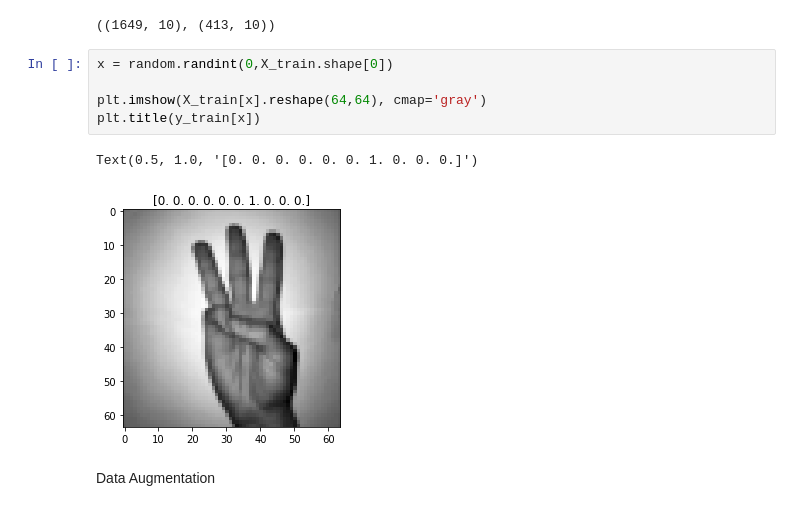
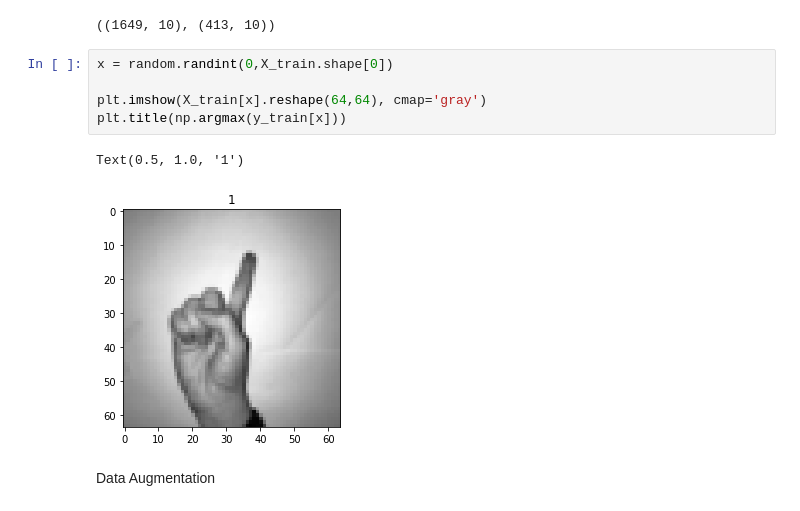
Before and after one commit to prateek-joshi/Hand-Digit-Recognition, a Jupyter notebook: Hand_digits.ipynb, the cells around one changed output. Saved outputs shown, nothing was run; the diff lists cells and outputs as text.

```diff
--- a/Hand_digits.ipynb
+++ b/Hand_digits.ipynb
@@ -60,11 +60,11 @@ y_train.shape, y_test.shape
 # %%
 x = random.randint(0,X_train.shape[0])
 
 plt.imshow(X_train[x].reshape(64,64), cmap='gray')
-plt.title(y_train[x])
+plt.title(np.argmax(y_train[x]))
 # %% [output]
-Text(0.5, 1.0, '[0. 0. 0. 0. 0. 0. 1. 0. 0. 0.]')
+Text(0.5, 1.0, '1')
-[figure, old version]
+[figure, new version]
 # %% [markdown]
 Data Augmentation
 # %%
```
Also changed, not shown: parts of 21 cells of this notebook.
